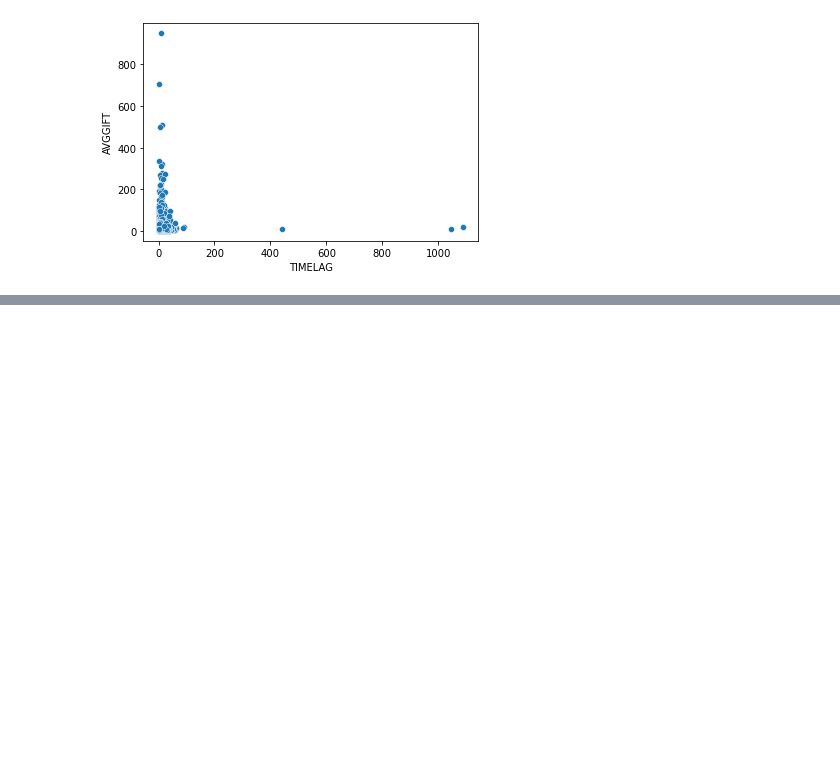
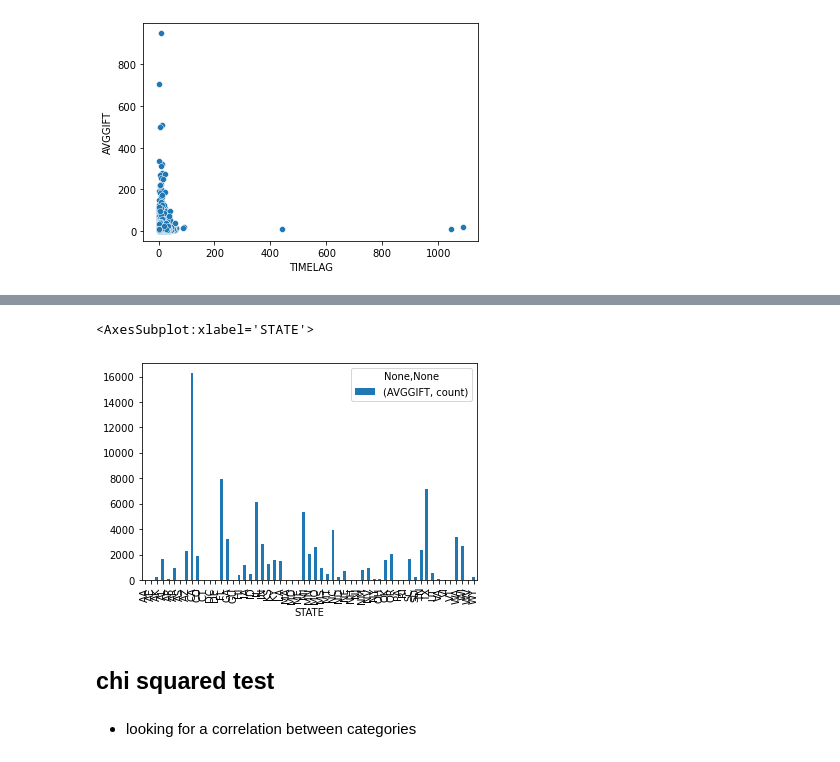
Before and after one commit to cathvos/IronCath, a Jupyter notebook: IH week 4/EDA lesson.ipynb, the cells around one changed output, grey strips where cells are left out. Drawn from its saved outputs; the diff is of its cells as text; code cells hidden in the pictures; blank space fills up the shorter version.

```diff
--- a/IH week 4/EDA lesson.ipynb
+++ b/IH week 4/EDA lesson.ipynb
@@ -219,0 +377,9 @@ OR FILTER BY A FIXED LIMIT
+# %%
+data_avg_.plot.bar(x=None, y=2)
+# %% [output]
+<AxesSubplot:xlabel='STATE'>
+[figure, added]
+# %% [markdown]
+## chi squared test
+# %% [markdown]
+- looking for a correlation between categories
```
Also changed, not shown: parts of 27 cells of this notebook, 20 other files.
